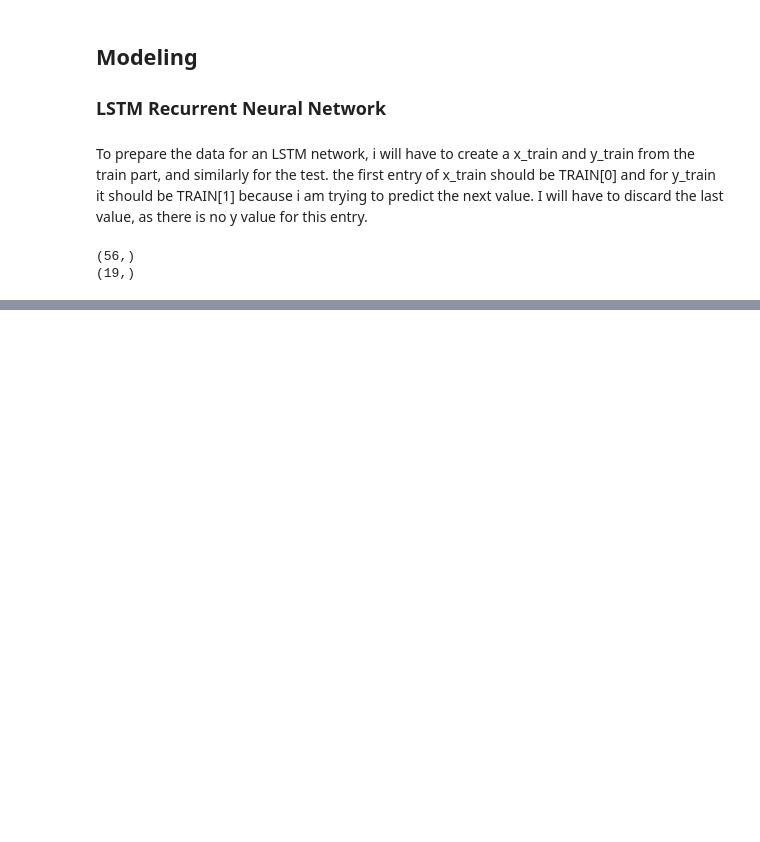
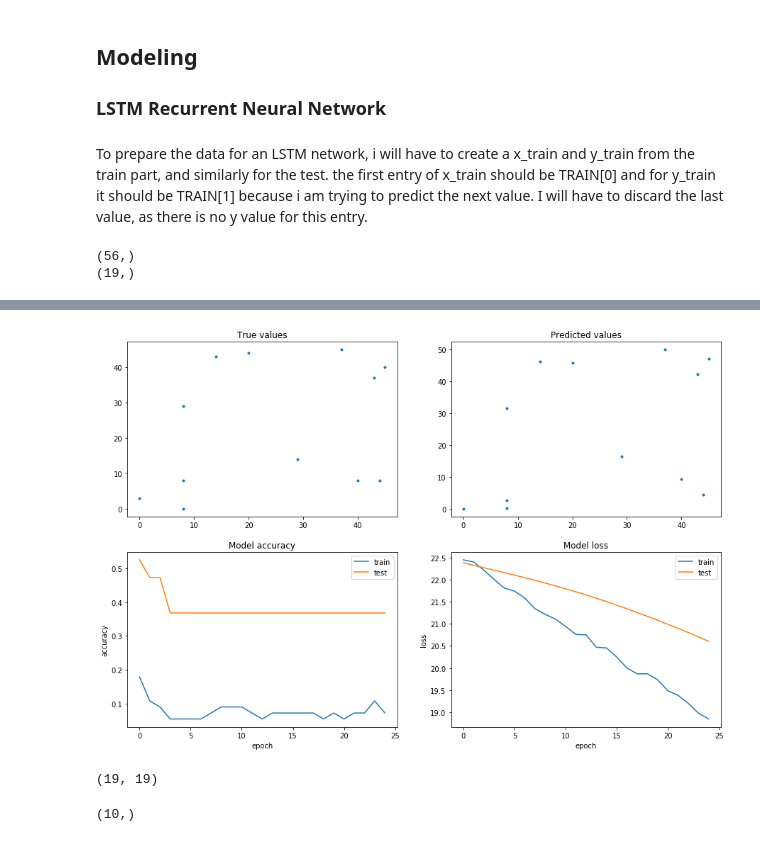
Before and after one commit to bok11/IS-Data-Analasys, a Jupyter notebook: Data Exploration (Part 2).ipynb, the cells around one changed output, grey strips where cells are left out. Cells and saved outputs as stored; diff of their text form; code cells hidden in the pictures; blank space fills up the shorter version.

```diff
--- a/Data Exploration (Part 2).ipynb
+++ b/Data Exploration (Part 2).ipynb
@@ -164,7 +164,7 @@ trainY = y_train.reshape(y_train.shape[0], 1, 1)
 x_train = x_train.reshape(1,56,1)
 y_train = x_train.reshape(1,56,1)
 
-#x_test = x_test.reshape(1,1,37)
-#y_test = x_test.reshape(1,1,37)
+x_test = x_test.reshape(1,19,1)
+y_test = x_test.reshape(1,19,1)
 # %%
 from keras.models import Sequential
@@ -176,7 +236,9 @@ ValueError: Error when checking input: expected dense_41_input to have shape (No
 # %%
 model = Sequential()
-model.add(LSTM(37, input_dim=37,return_sequences=True))
-model.add(Dense(37))
+model.add(LSTM(95, input_shape=(None,1), return_sequences=True))
+model.add(Dropout(0.2))
+model.add(Dense(1, activation = 'linear'))
 model.compile(loss='mean_absolute_error', optimizer='adam',metrics=['accuracy'])
-model.fit(x_train, y_train, epochs=10000, batch_size=1, verbose=2,validation_data=(x_test, y_test))
+model.fit(x_train, y_train, epochs=500, batch_size=1, verbose=2,validation_data=(x_test, y_test))
+y_pred = model.predict(x_test)
 # %% [output]
@@ -183,0 +262,41 @@ ValueError: Error when checking input: expected dense_38_input to have 2 dimensi
+# %%
+# true values plot
+plt.figure(figsize=(15,10))
+plt.subplot(2,2,1)
+plt.plot(x_test.reshape(12),y_test.reshape(12), ls='', marker='.');
+plt.title('True values');
+
+# predicted values plotb
+plt.subplot(2,2,2)
+plt.plot(x_test.reshape(12),y_pred.reshape(12), ls='', marker='.');
+plt.title('Predicted values');
+
+# Visualize accuracy performance
+plt.subplot(2,2,3)
+plt.plot(history.history['acc'])
+plt.plot(history.history['val_acc'])
+plt.title('Model accuracy')
+plt.ylabel('accuracy')
+plt.xlabel('epoch')
+plt.legend(['train', 'test'], loc='best')
+
+
+# Visualize loss performance (MSE)
+plt.subplot(2,2,4)
+plt.plot(history.history['loss'])
+plt.plot(history.history['val_loss'])
+plt.title('Model loss')
+plt.ylabel('loss')
+plt.xlabel('epoch')
+plt.legend(['train', 'test'], loc='best')
+plt.show()
+# %% [output]
+[figure, added]
+# %%
+misclass_rate_test.shape
+# %% [output]
+(19, 19)
+# %%
+NN_Error_test.shape
+# %% [output]
+(10,)
```
Also changed, not shown: parts of 26 cells of this notebook, 1 other file.
